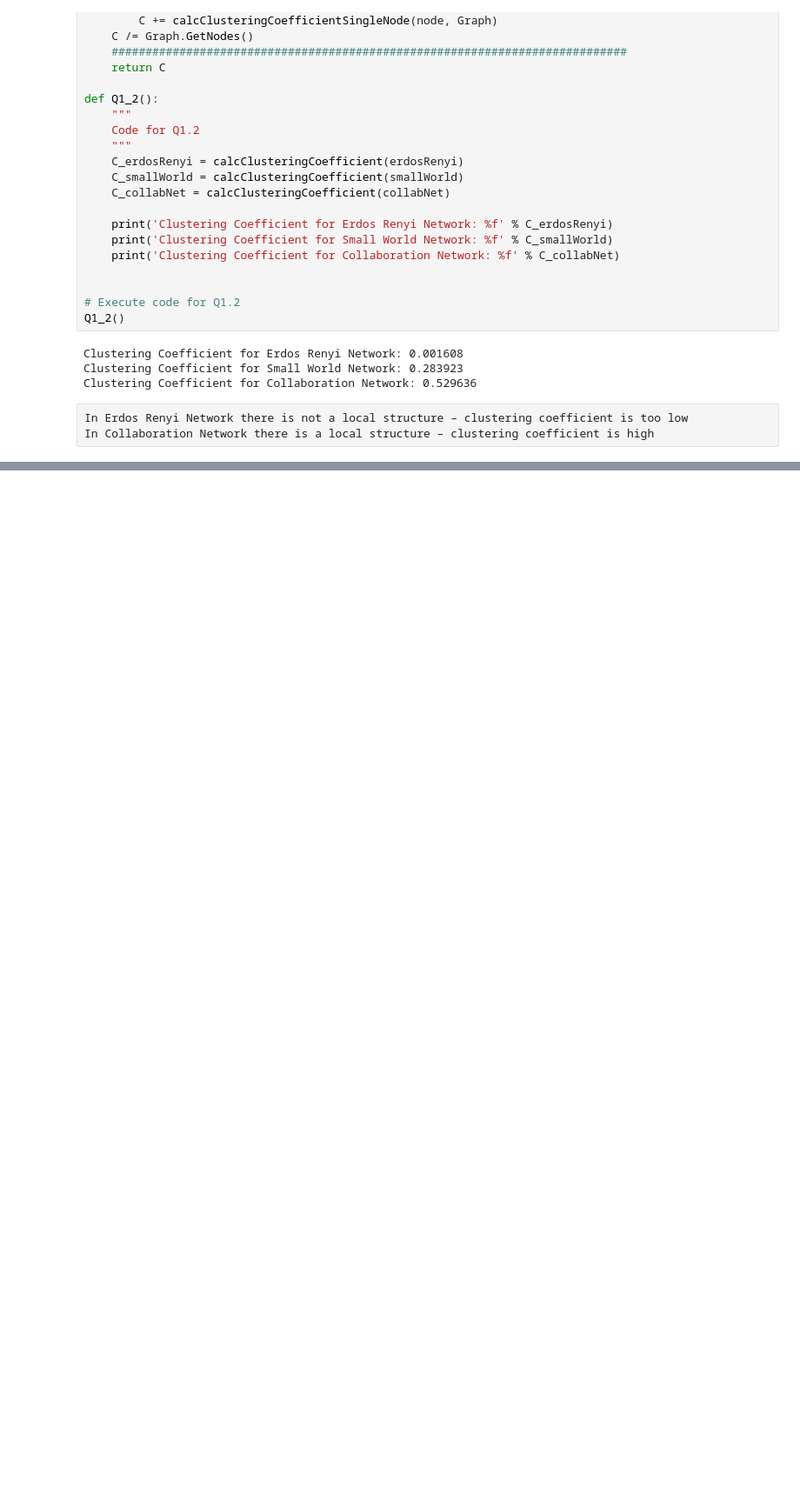
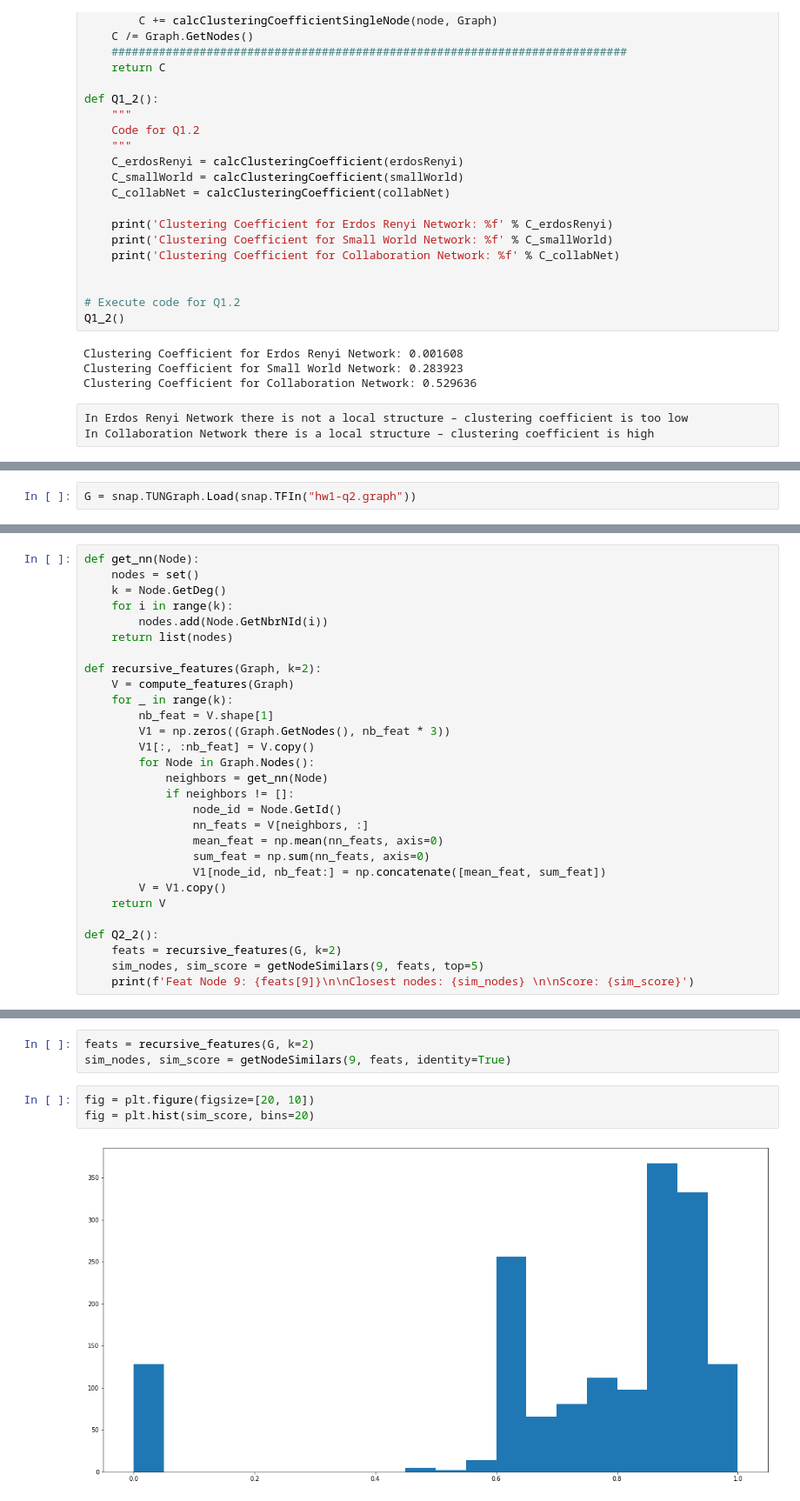
Before and after one commit to nicoperetti/cs224w, a Jupyter notebook: hw1/hw1.ipynb, the cells around one changed output, grey strips where cells are left out. Shown at 87% size. Saved outputs shown, nothing was run; the diff lists cells and outputs as text; blank space fills up the shorter version.

```diff
--- a/hw1/hw1.ipynb
+++ b/hw1/hw1.ipynb
@@ -306,0 +315,2 @@ In Collaboration Network there is a local structure – clustering coefficient i
+# %%
+G = snap.TUNGraph.Load(snap.TFIn("hw1-q2.graph"))
@@ -306,0 +413,29 @@ In Collaboration Network there is a local structure – clustering coefficient i
+# %%
+def get_nn(Node):
+    nodes = set()
+    k = Node.GetDeg()
+    for i in range(k):
+        nodes.add(Node.GetNbrNId(i))
+    return list(nodes)
+
+def recursive_features(Graph, k=2):
+    V = compute_features(Graph)
+    for _ in range(k):
+        nb_feat = V.shape[1]
+        V1 = np.zeros((Graph.GetNodes(), nb_feat * 3))
+        V1[:, :nb_feat] = V.copy()
+        for Node in Graph.Nodes():
+            neighbors = get_nn(Node)
+            if neighbors != []:
+                node_id = Node.GetId()
+                nn_feats = V[neighbors, :]
+                mean_feat = np.mean(nn_feats, axis=0)
+                sum_feat = np.sum(nn_feats, axis=0)
+                V1[node_id, nb_feat:] = np.concatenate([mean_feat, sum_feat])
+        V = V1.copy()
+    return V
+
+def Q2_2():
+    feats = recursive_features(G, k=2)
+    sim_nodes, sim_score = getNodeSimilars(9, feats, top=5)
+    print(f'Feat Node 9: {feats[9]}\n\nClosest nodes: {sim_nodes} \n\nScore: {sim_score}')
@@ -306,0 +467,8 @@ In Collaboration Network there is a local structure – clustering coefficient i
+# %%
+feats = recursive_features(G, k=2)
+sim_nodes, sim_score = getNodeSimilars(9, feats, identity=True)
+# %%
+fig = plt.figure(figsize=[20, 10])
+fig = plt.hist(sim_score, bins=20)
+# %% [output]
+[figure, added]
```
Also changed, not shown: parts of 36 cells of this notebook.
